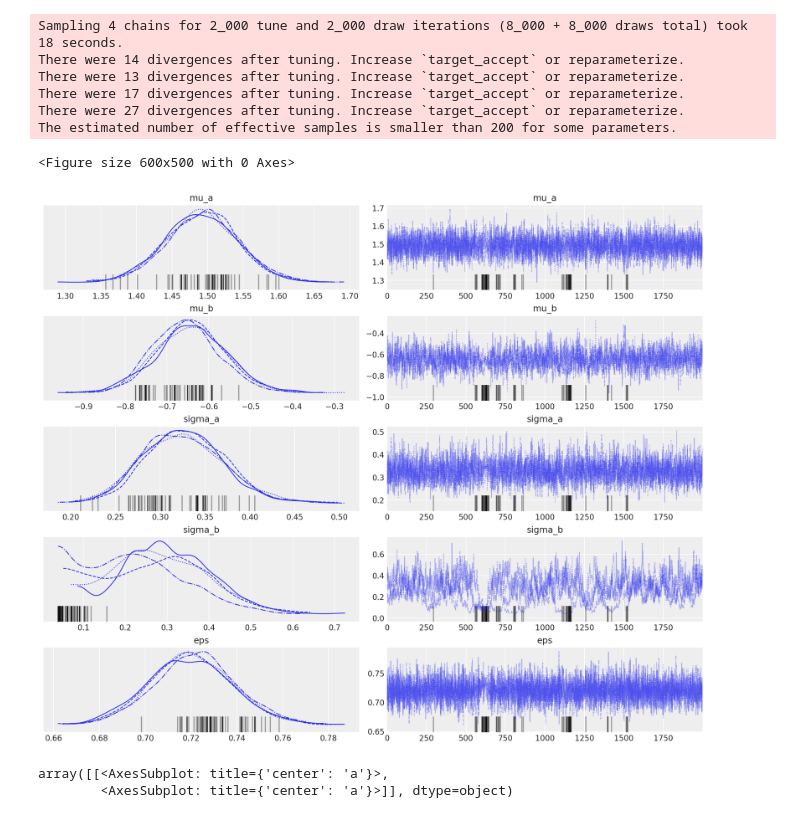
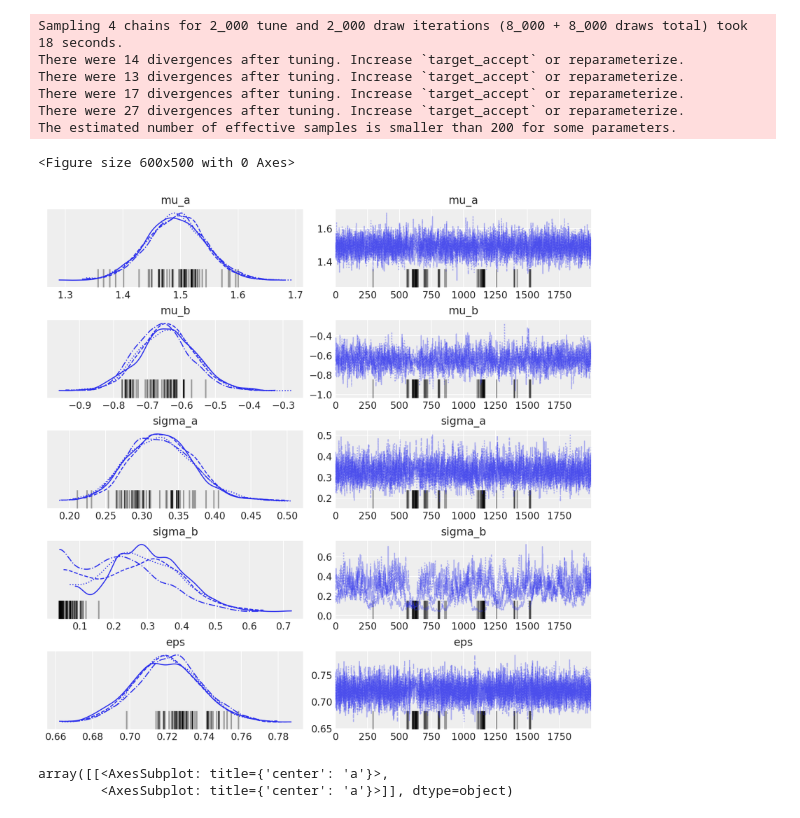
Before and after one commit to makkimaki/pymc3-tutorial-practice, a Jupyter notebook: glm_hierarchical_linear_regression.ipynb, the cells around one changed output. Cells and saved outputs as stored; diff of their text form; code cells hidden in the pictures.

Commit message:
Update: until regression visualization

```diff
--- a/glm_hierarchical_linear_regression.ipynb
+++ b/glm_hierarchical_linear_regression.ipynb
@@ -164,11 +164,16 @@ There were 27 divergences after tuning. Increase `target_accept` or reparameteri
 The estimated number of effective samples is smaller than 200 for some parameters.
 # %%
 plt.figure(figsize=(6,5))
-az.plot_trace(hierarchical_trace, var_names=["mu_a", "mu_b", "sigma_a", "sigma_b", "eps"])
+# hierarchical_chain = hierarchical_trace[100:]
+az.plot_trace(hierarchical_trace,
+              var_names=["mu_a", "mu_b", "sigma_a", "sigma_b", "eps"],
+              figsize=(8,8)
+              )
+plt.tight_layout()
 plt.show()
 # %% [output]
 <Figure size 600x500 with 0 Axes>
-[figure, old version]
+[figure, new version]
 # %%
 az.plot_trace(hierarchical_trace, var_names=["a"],
               coords={"county": counties[:5]})
```
Also changed, not shown: parts of 6 cells of this notebook.
